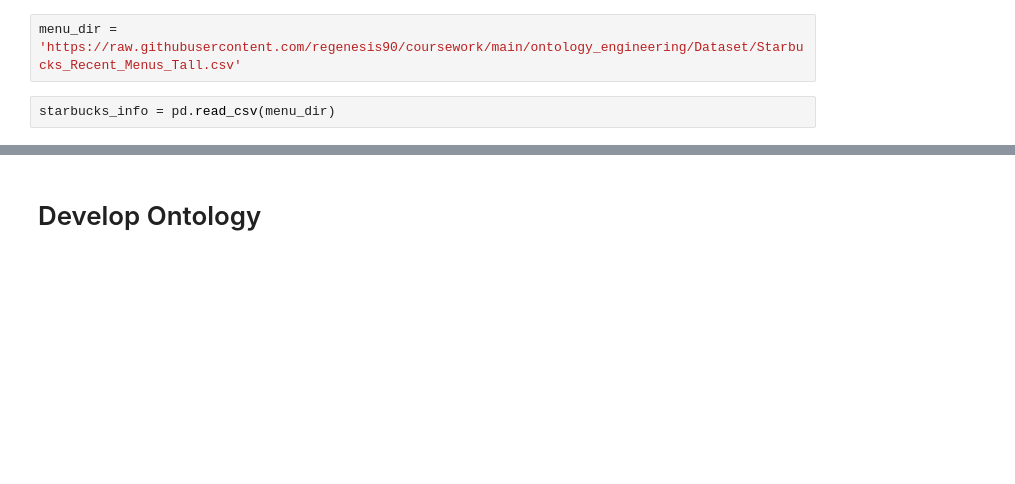
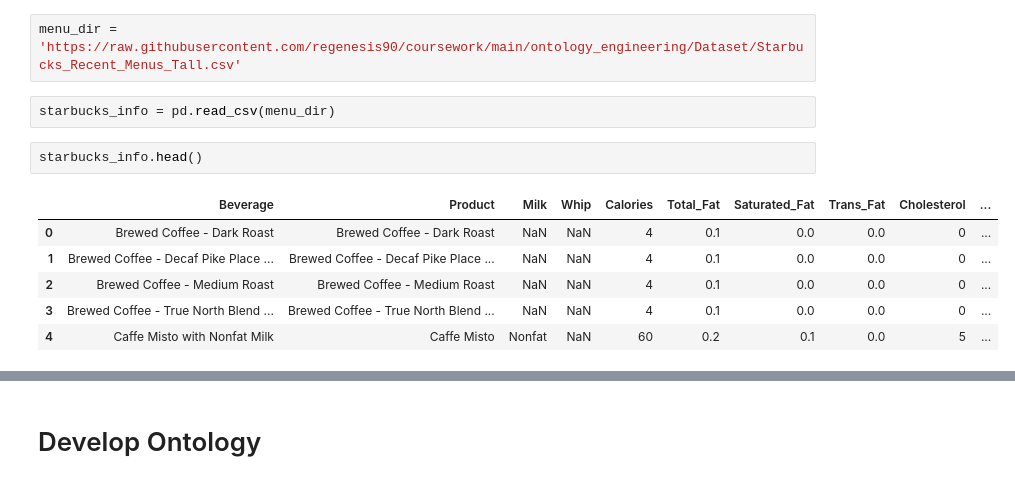
Before and after one commit to regenesis90/coursework, a Jupyter notebook: ontology_engineering/221212_owlready.ipynb, the cells around one changed output, grey strips where cells are left out. Drawn from its saved outputs; the diff is of its cells as text; blank space fills up the shorter version.

```diff
--- a/ontology_engineering/221212_owlready.ipynb
+++ b/ontology_engineering/221212_owlready.ipynb
@@ -57,3 +57,12 @@ category.to_csv('product_category.csv', encoding = 'UTF-8')
 menu_dir = 'https://raw.githubusercontent.com/regenesis90/coursework/main/ontology_engineering/Dataset/Starbucks_Recent_Menus_Tall.csv'
 # %%
 starbucks_info = pd.read_csv(menu_dir)
+# %%
+starbucks_info.head()
+# %% [output]
+|  | Beverage | Product | Milk | Whip | Calories | Total_Fat | Saturated_Fat | Trans_Fat | Cholesterol | ... |
+| 0 | Brewed Coffee - Dark Roast | Brewed Coffee - Dark Roast | NaN | NaN | 4 | 0.1 | 0.0 | 0.0 | 0 | ... |
+| 1 | Brewed Coffee - Decaf Pike Place ... | Brewed Coffee - Decaf Pike Place ... | NaN | NaN | 4 | 0.1 | 0.0 | 0.0 | 0 | ... |
+| 2 | Brewed Coffee - Medium Roast | Brewed Coffee - Medium Roast | NaN | NaN | 4 | 0.1 | 0.0 | 0.0 | 0 | ... |
+| 3 | Brewed Coffee - True North Blend ... | Brewed Coffee - True North Blend ... | NaN | NaN | 4 | 0.1 | 0.0 | 0.0 | 0 | ... |
+| 4 | Caffe Misto with Nonfat Milk | Caffe Misto | Nonfat | NaN | 60 | 0.2 | 0.1 | 0.0 | 5 | ... |
```
Also changed, not shown: parts of 16 cells of this notebook, 1 other file.
